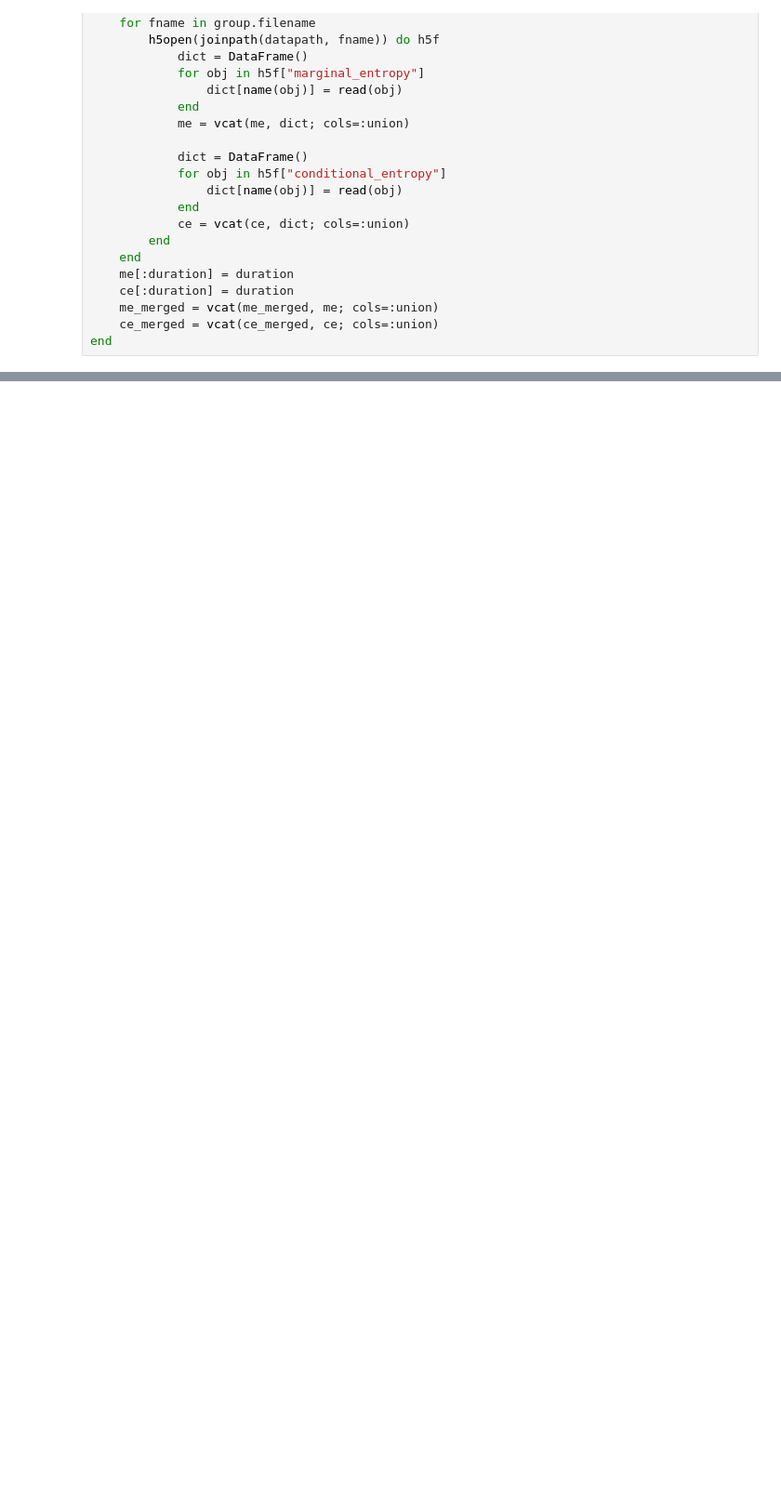
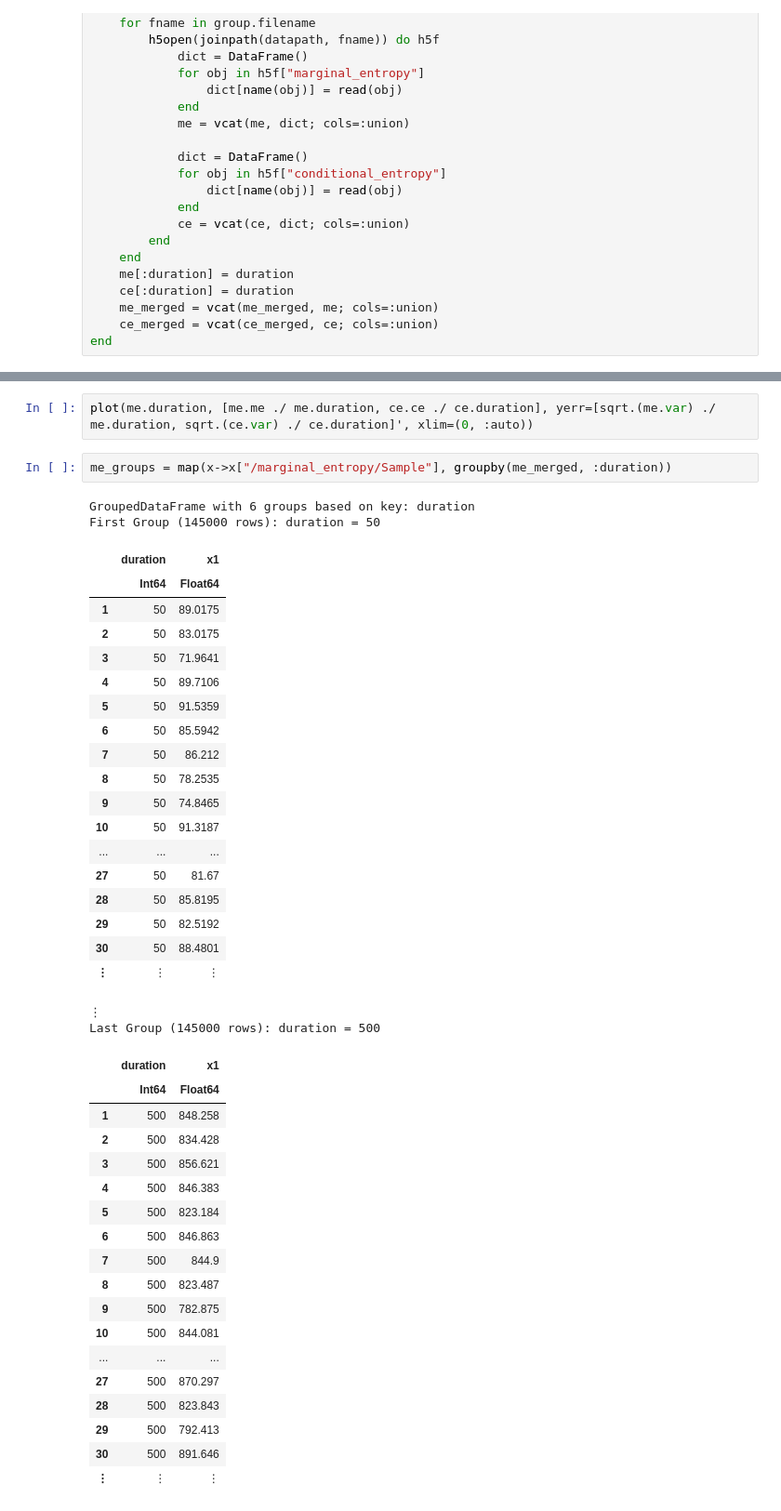
Before and after one commit to manuel-rhdt/PathWeightSampling.jl, a Jupyter notebook: _research/notebooks/merge_files.ipynb, the cells around one changed output, grey strips where cells are left out. Shown at 93% size. Cells and saved outputs as stored; diff of their text form; blank space fills up the shorter version.

```diff
--- a/_research/notebooks/merge_files.ipynb
+++ b/_research/notebooks/merge_files.ipynb
@@ -158 +181,46 @@ plot(durations, [me ./ durations, ce ./ durations], yerr=[sqrt.(me_var) ./ durat
+# %%
+plot(me.duration, [me.me ./ me.duration, ce.ce ./ ce.duration], yerr=[sqrt.(me.var) ./ me.duration, sqrt.(ce.var) ./ ce.duration]', xlim=(0, :auto))
+# %%
+me_groups = map(x->x["/marginal_entropy/Sample"], groupby(me_merged, :duration))
+# %% [output]
+GroupedDataFrame with 6 groups based on key: duration
+First Group (145000 rows): duration = 50
+|  | duration | x1 |
+|  | Int64 | Float64 |
+| 1 | 50 | 89.0175 |
+| 2 | 50 | 83.0175 |
+| 3 | 50 | 71.9641 |
+| 4 | 50 | 89.7106 |
+| 5 | 50 | 91.5359 |
+| 6 | 50 | 85.5942 |
+| 7 | 50 | 86.212 |
+| 8 | 50 | 78.2535 |
+| 9 | 50 | 74.8465 |
+| 10 | 50 | 91.3187 |
+| ... | ... | ... |
+| 27 | 50 | 81.67 |
+| 28 | 50 | 85.8195 |
+| 29 | 50 | 82.5192 |
+| 30 | 50 | 88.4801 |
+| ⋮ | ⋮ | ⋮ |
+⋮
+Last Group (145000 rows): duration = 500
+|  | duration | x1 |
+|  | Int64 | Float64 |
+| 1 | 500 | 848.258 |
+| 2 | 500 | 834.428 |
+| 3 | 500 | 856.621 |
+| 4 | 500 | 846.383 |
+| 5 | 500 | 823.184 |
+| 6 | 500 | 846.863 |
+| 7 | 500 | 844.9 |
+| 8 | 500 | 823.487 |
+| 9 | 500 | 782.875 |
+| 10 | 500 | 844.081 |
+| ... | ... | ... |
+| 27 | 500 | 870.297 |
+| 28 | 500 | 823.843 |
+| 29 | 500 | 792.413 |
+| 30 | 500 | 891.646 |
+| ⋮ | ⋮ | ⋮ |
 # %%
```
Also changed, not shown: parts of 19 cells of this notebook, 3 other files.
